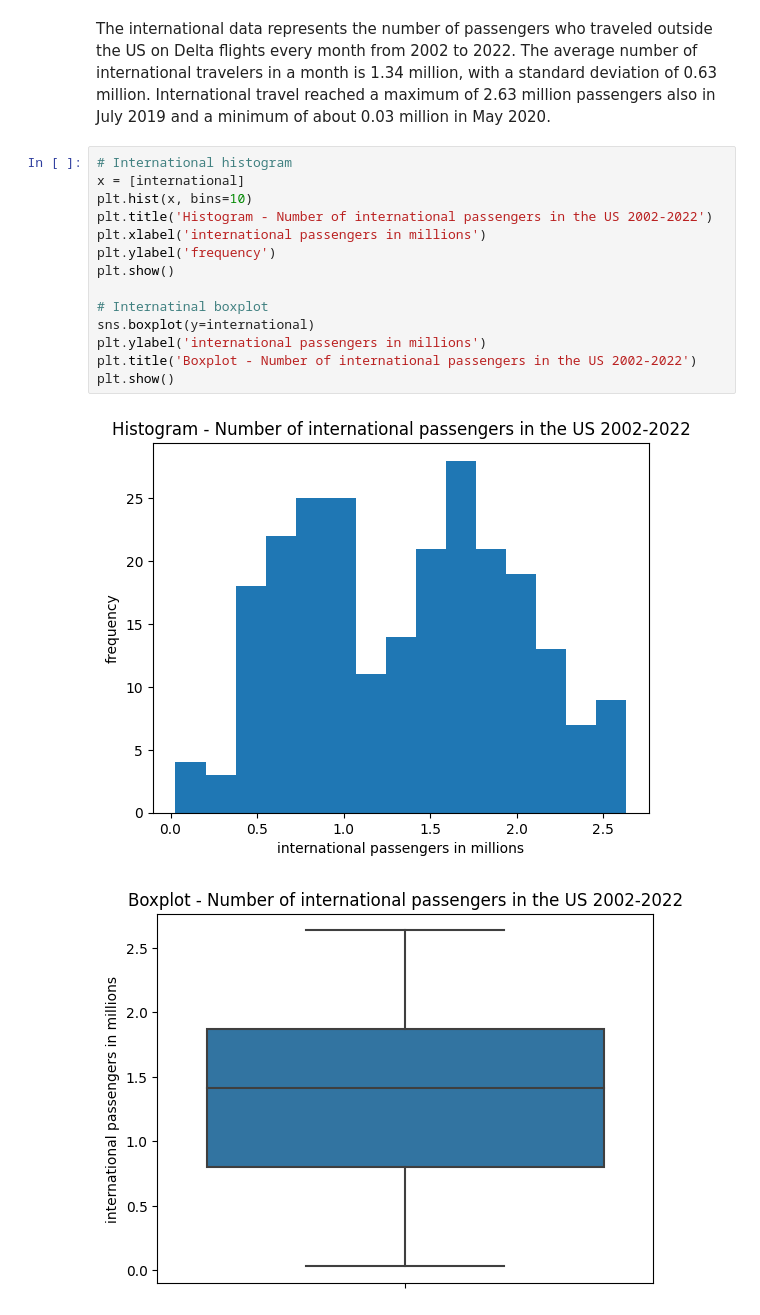
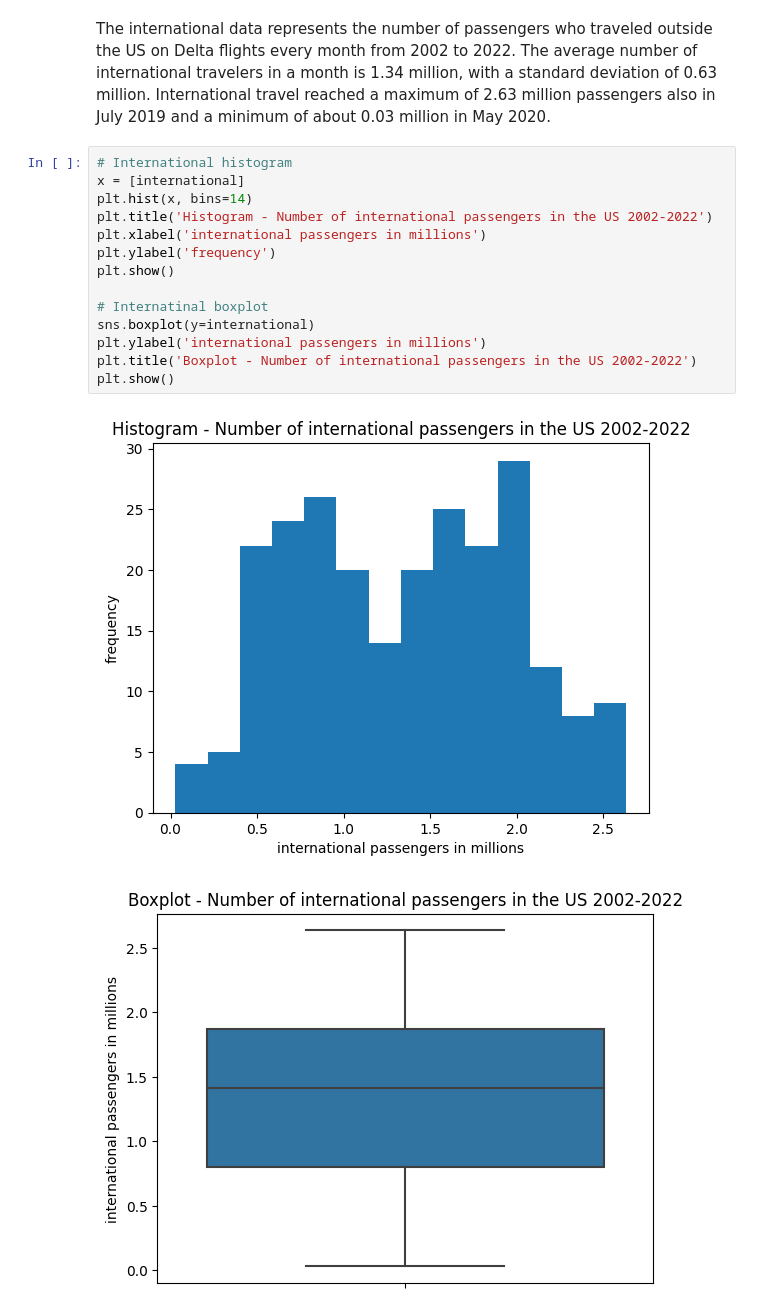
Before and after one commit to asnth68/Data-Science-midterm, a Jupyter notebook: Midterm_data.ipynb, the cells around one changed output. Cells and saved outputs as stored; diff of their text form.

```diff
--- a/Midterm_data.ipynb
+++ b/Midterm_data.ipynb
@@ -96,18 +109,18 @@ The international data represents the number of passengers who traveled outside
 # %%
 # International histogram
 x = [international]
-plt.hist(x, bins=10)
+plt.hist(x, bins=14)
 plt.title('Histogram - Number of international passengers in the US 2002-2022')
 plt.xlabel('international passengers in millions')
 plt.ylabel('frequency')
 plt.show()
 
 # Internatinal boxplot
 sns.boxplot(y=international)
 plt.ylabel('international passengers in millions')
 plt.title('Boxplot - Number of international passengers in the US 2002-2022')
 plt.show()
 # %% [output]
-[figure, old version]
+[figure, new version]
 [figure]
 # %% [markdown]
```
Also changed, not shown: parts of 26 cells of this notebook, 3 other files.
